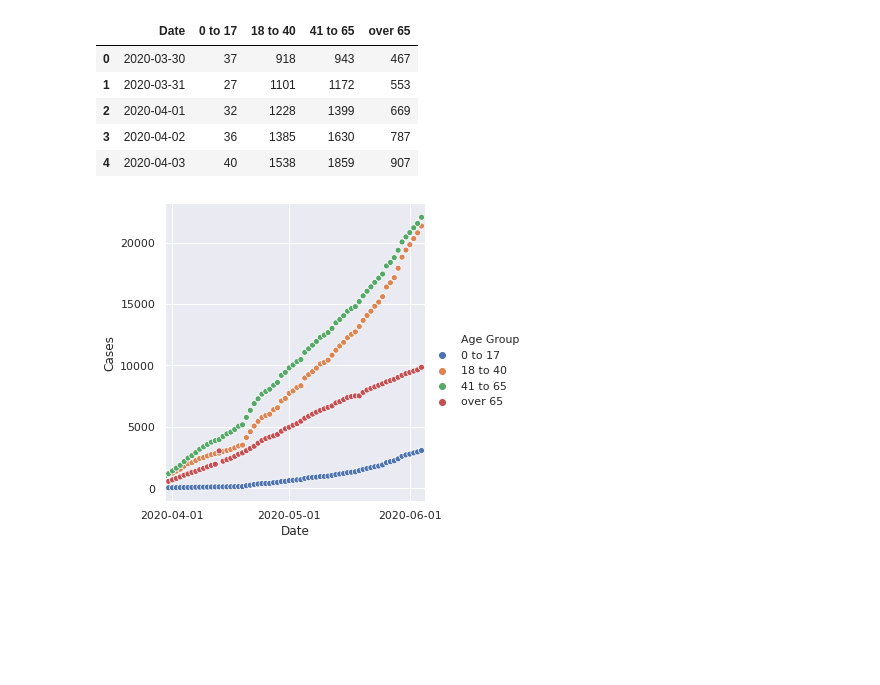
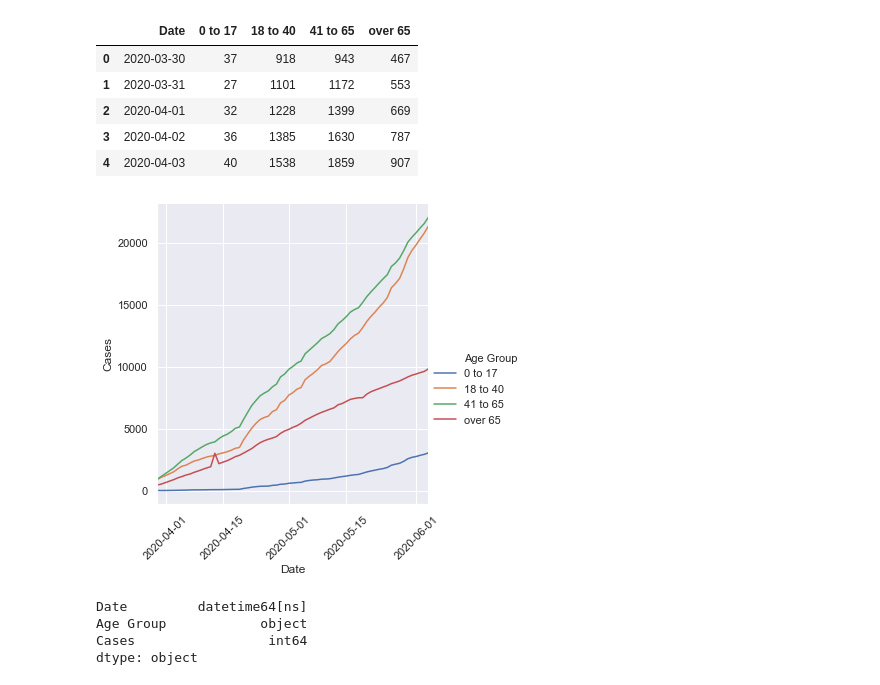
Before and after one commit to xander-hirsch/lac_covid19, a Jupyter notebook: lacph_graphs.ipynb, the cells around one changed output. Drawn from its saved outputs; the diff is of its cells as text; code cells hidden in the pictures; blank space fills up the shorter version.

```diff
--- a/lacph_graphs.ipynb
+++ b/lacph_graphs.ipynb
@@ -82,10 +82,19 @@ by_age.head()
 | 4 | 2020-04-03 | 40 | 1538 | 1859 | 907 |
 # %%
 by_age = pd.melt(by_age, id_vars='Date', var_name='Age Group', value_name='Cases')
-# %%
-sns.relplot(x='Date', y='Cases', hue='Age Group', data=by_age)
-plt.xlim(pd.to_datetime('2020-03-30'), pd.to_datetime('2020-06-05'))
-plt.xticks((pd.to_datetime('2020-04-01'), pd.to_datetime('2020-05-01'), pd.to_datetime('2020-06-01')))
-plt.show()
-# %% [output]
-[figure, removed]
+# %%
+g = sns.relplot(x='Date', y='Cases', hue='Age Group', kind='line', data=by_age)
+# date_range = analyze_lacph_daily.date_limits(by_age)
+# plt.xlim(date_range)
+# plt.xticks(pd.date_range(date_range[0], date_range[1], freq='SMS'), rotation=45)
+# plt.show()
+analyze_lacph_daily.adjust_ax(by_age)
+# %% [output]
+[figure, added]
+# %%
+by_age.dtypes
+# %% [output]
+Date         datetime64[ns]
+Age Group            object
+Cases                 int64
+dtype: object
```
Also changed, not shown: parts of 3 cells of this notebook, 1 other file.
